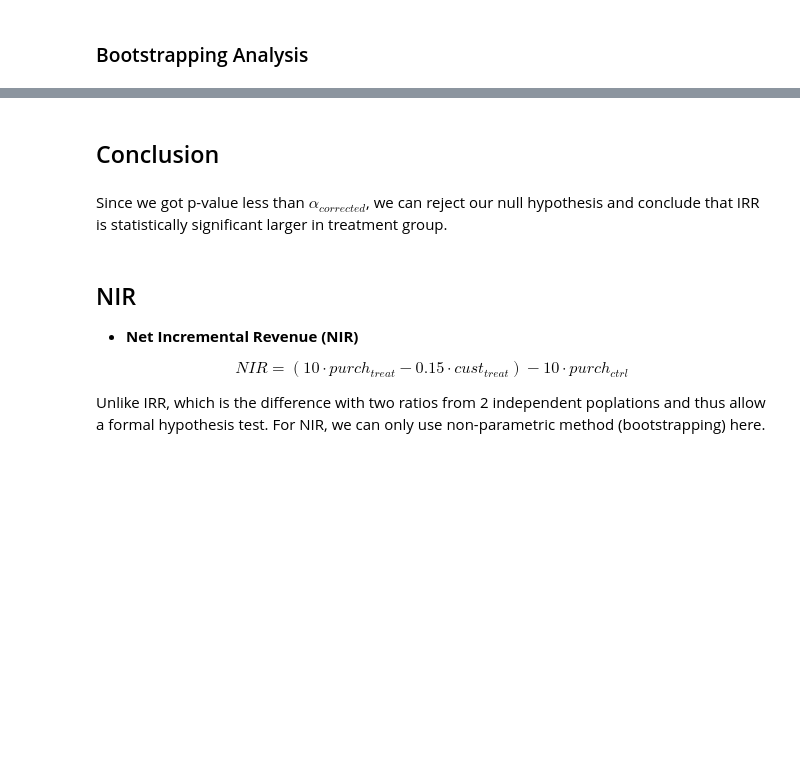
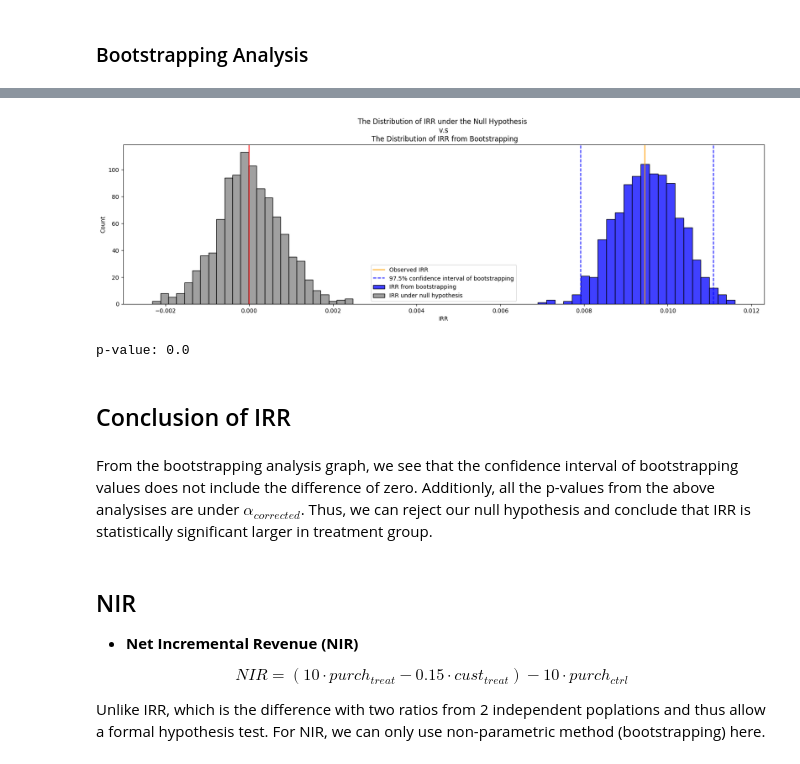
Before and after one commit to zhukuixi/Udacity_DataScientistNanoDegree, a Jupyter notebook: “Starbucks_ipynb”的副本.ipynb, the cells around one changed output, grey strips where cells are left out. Saved outputs shown, nothing was run; the diff lists cells and outputs as text; code cells hidden in the pictures; blank space fills up the shorter version.

```diff
--- a/“Starbucks_ipynb”的副本.ipynb
+++ b/“Starbucks_ipynb”的副本.ipynb
@@ -425,7 +409,79 @@ NameError: ignored
+# %%
+def drawBootstrappingGraph(bootstrap_value,observed_value,value_name,alternative='two-sided',null_mean=0,alpha=0.05):
+  """
+  Generate a histogram of the bootstrap metric values and a
+  histogram of the metric value under null hypothesis side by side
+  for comparison.
+
+
+
+  Input parameters:
+      bootstrap_value: [list] a list containing values generated
+                from bootstrapping
+      observed_value: [float] the observed value
+      value_name: [str] the name of observed value
+      alternative: [str] a string indicating the way to generate
+                the p-value,it could be:
+            'two-sided': the p-value is the probability
+                    that sampling a value from the
+                    null hypothesis and the value is
+                    as extreme or more extreme than
+                    that the observed value
+            'larger': the p-value is the probability
+                  that sampling a value from the
+                  null hypothesis and the value is
+                  larger than the observed value
+            'smaller': the p-value is the probability
+                    that sampling a value from the
+                    null hypothesis and the value is
+                    smaller than the observed value
+
+  Output value:
+      p_value: [float] the p-value
+  """
+  confidence = 1 - alpha
+  lower_limit = np.percentile(bootstrap_value, (1 - confidence)/2 * 100)
+  upper_limit = np.percentile(bootstrap_value, (1 + confidence)/2 * 100)
+  std_bootstrap = np.std(bootstrap_value)
+  p_value = None
+  z = (observed_value - null_mean) / std_bootstrap
+  if alternative == 'two-sided':
+    if z > 0:
+      p_value = 2 * (1 - stats.norm.cdf(z,0,1))
+    else:
+      p_value = 2 * (stats.norm.cdf(z,0,1))
+  elif alternative == 'larger':
+    p_value = 1 - stats.norm.cdf(z,0,1)
+  elif alternative == 'smaller':
+    p_value = stats.norm.cdf(z,0,1)
+
+
+  # Create a histogram
+  plt.figure(figsize=(20,5))
+  null_distribution = np.random.normal(null_mean,std_bootstrap,len(bootstrap_value))
+  sns.histplot(bootstrap_value,color='blue',label='{} from bootstrapping'.format(value_name))
+  sns.histplot(null_distribution,color='grey',label = '{} under null hypothesis'.format(value_name))
+  plt.title("The Distribution of {} under the Null Hypothesis \n v.s \n The Distribution of {} from Bootstrapping".format(value_name,value_name))
+  plt.axvline(x=0, color='red')
+  plt.axvline(x=observed_value, color='orange',label = "Observed {}".format(value_name))
+  plt.axvline(x=lower_limit, color='blue',linestyle='--')
+  plt.axvline(x=upper_limit, color='blue',linestyle='--',label='{}% confidence interval of bootstrapping'.format(confidence*100))
+  plt.xlabel(value_name)
+  plt.legend();
+  plt.show();
+  print('p-value:',p_value)
+  return p_value
+
+corrected_alpha = 0.025
+p_value = drawBootstrappingGraph(bootstrap_IRR,real_IRR,'IRR',alternative='larger',null_mean=0,alpha=corrected_alpha)
+# %% [output]
+[figure, added]
+p-value: 0.0
 # %% [markdown]
-## Conclusion
+## Conclusion of IRR
 # %% [markdown]
-Since we got p-value less than $\alpha_{corrected}$, we can reject our null hypothesis and conclude that IRR is statistically significant larger in treatment group.
+From the bootstrapping analysis graph, we see that the confidence interval of bootstrapping values does not include the difference of zero. Additionly,
+all the p-values from the above analysises are under $\alpha_{corrected}$. Thus, we can reject our null hypothesis and conclude that IRR is statistically significant larger in treatment group.
 # %% [markdown]
 ## NIR
 * **Net Incremental Revenue (NIR)**
```
Also changed, not shown: parts of 23 cells of this notebook.
